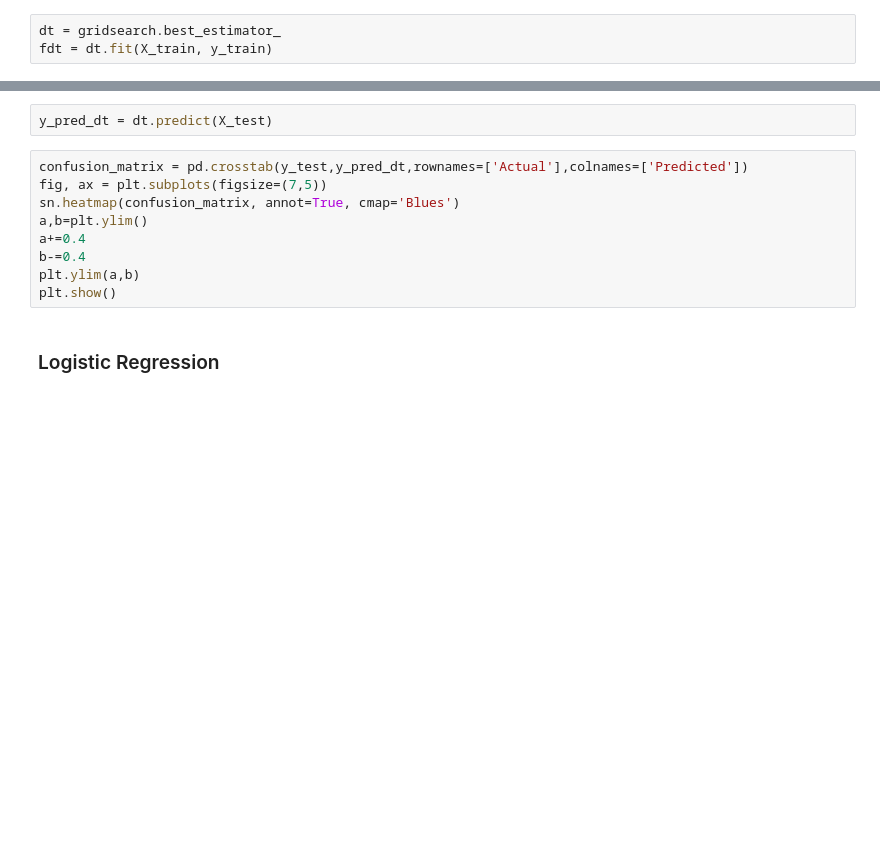
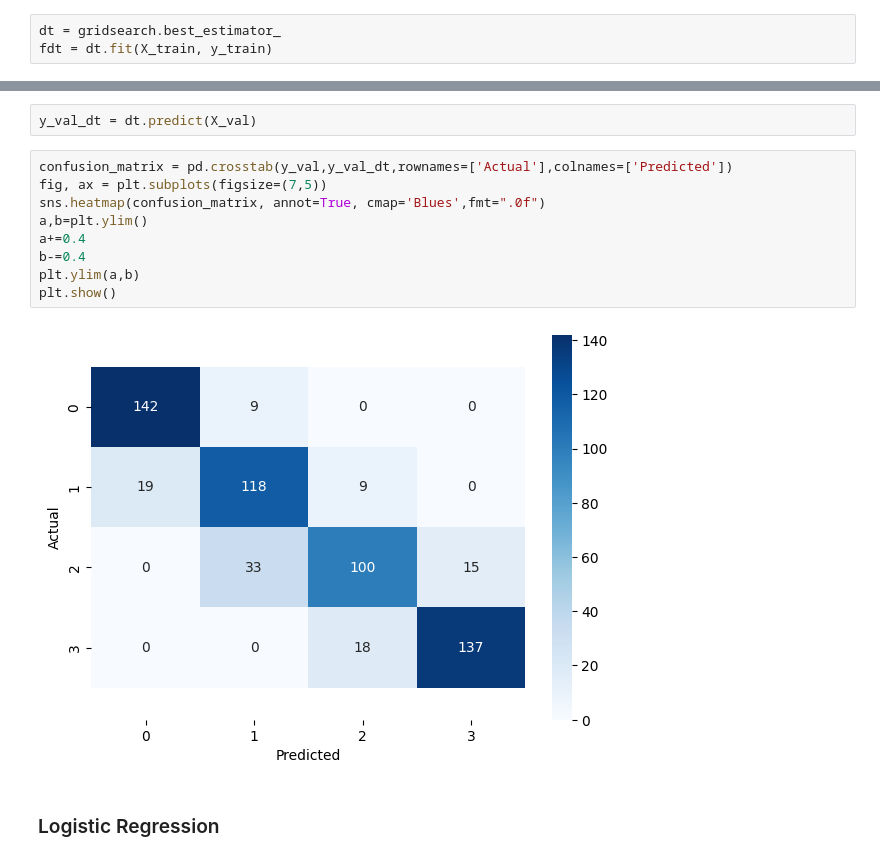
Before and after one commit to FabioNicotra/FabiosPortfolio, a Jupyter notebook: 02/temp_name.ipynb, the cells around one changed output, grey strips where cells are left out. Saved outputs shown, nothing was run; the diff lists cells and outputs as text; blank space fills up the shorter version.

```diff
--- a/02/temp_name.ipynb
+++ b/02/temp_name.ipynb
@@ -328,14 +340,16 @@ plt.show()
 # %%
-y_pred_dt = dt.predict(X_test)
+y_val_dt = dt.predict(X_val)
 # %%
-confusion_matrix = pd.crosstab(y_test,y_pred_dt,rownames=['Actual'],colnames=['Predicted'])
+confusion_matrix = pd.crosstab(y_val,y_val_dt,rownames=['Actual'],colnames=['Predicted'])
 fig, ax = plt.subplots(figsize=(7,5))
-sn.heatmap(confusion_matrix, annot=True, cmap='Blues')
+sns.heatmap(confusion_matrix, annot=True, cmap='Blues',fmt=".0f")
 a,b=plt.ylim()
 a+=0.4
 b-=0.4
 plt.ylim(a,b)
 plt.show()
+# %% [output]
+[figure, added]
 # %% [markdown]
 ### Logistic Regression
 # %%
```
Also changed, not shown: parts of 41 cells of this notebook.
